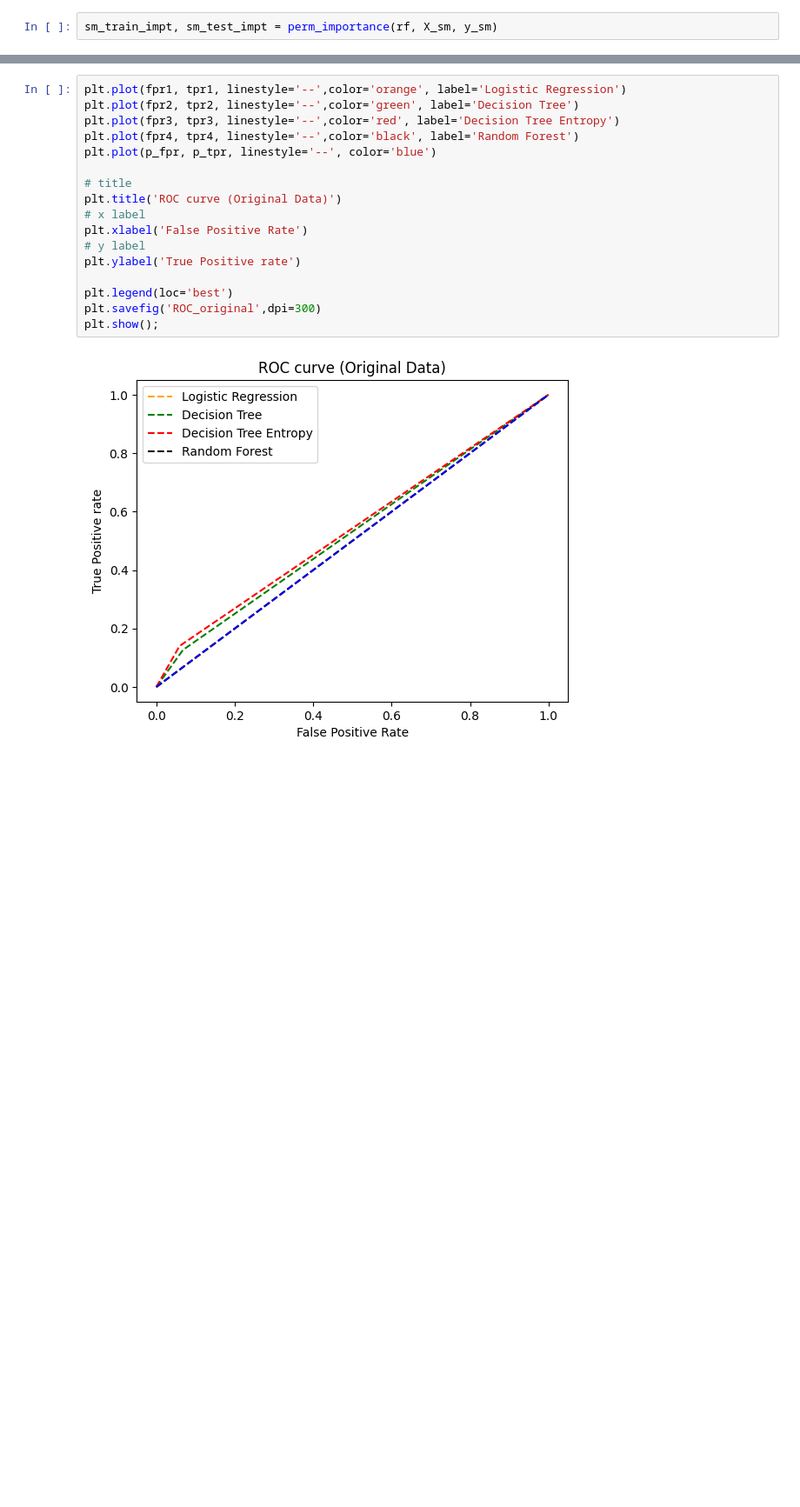
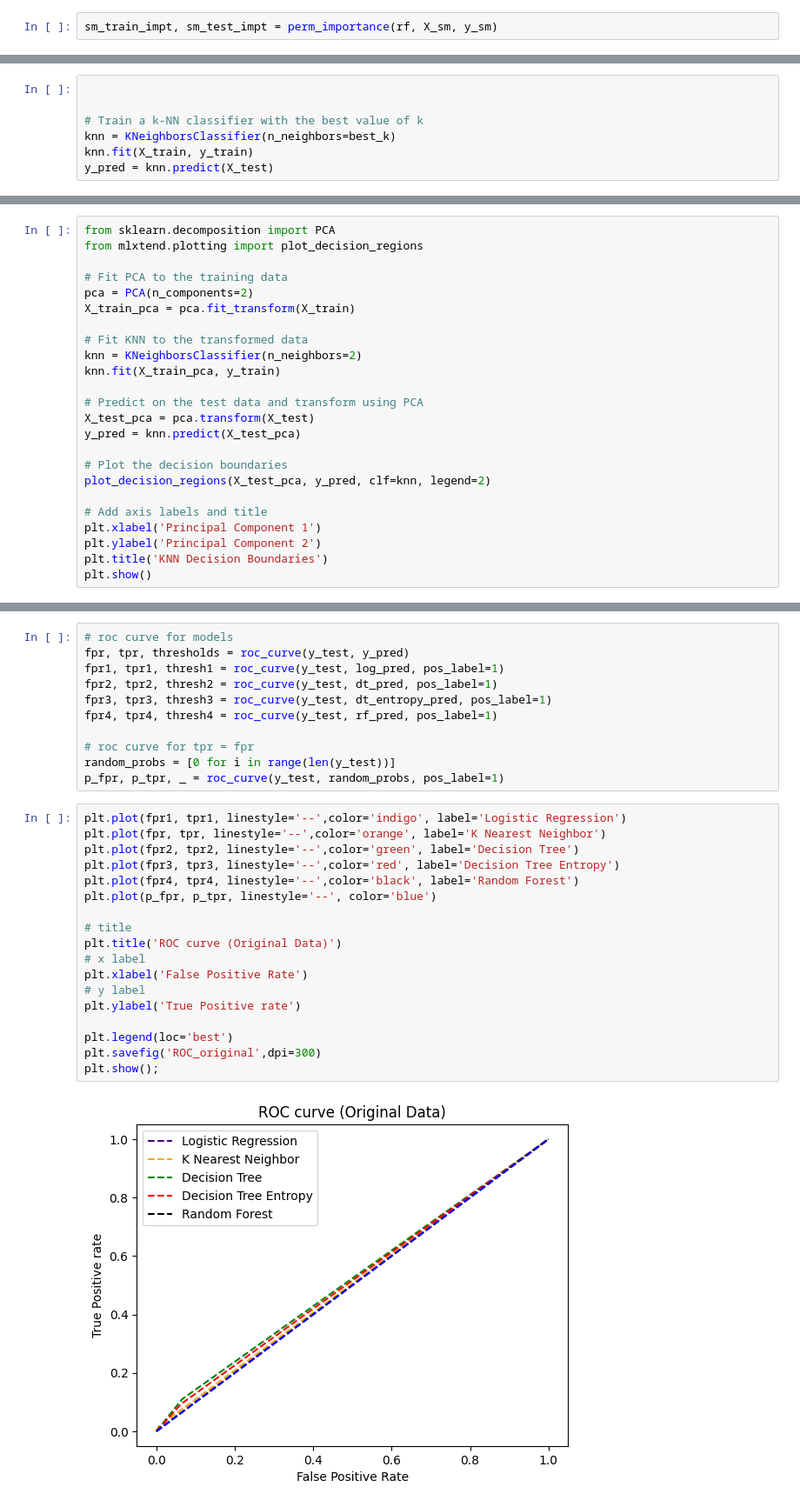
Before and after one commit to ocaoimh/hrc-mid-bootcamp-project, a Jupyter notebook: python/model.ipynb, the cells around one changed output, grey strips where cells are left out. Shown at 87% size. Saved outputs shown, nothing was run; the diff lists cells and outputs as text; blank space fills up the shorter version.

Commit message:
messy model

```diff
--- a/python/model.ipynb
+++ b/python/model.ipynb
@@ -831,0 +1367,7 @@ p_fpr, p_tpr, _ = roc_curve(y_test, random_probs, pos_label=1)
+# %%
+
+
+# Train a k-NN classifier with the best value of k
+knn = KNeighborsClassifier(n_neighbors=best_k)
+knn.fit(X_train, y_train)
+y_pred = knn.predict(X_test)
@@ -831,0 +1520,24 @@ p_fpr, p_tpr, _ = roc_curve(y_test, random_probs, pos_label=1)
+# %%
+from sklearn.decomposition import PCA
+from mlxtend.plotting import plot_decision_regions
+
+# Fit PCA to the training data
+pca = PCA(n_components=2)
+X_train_pca = pca.fit_transform(X_train)
+
+# Fit KNN to the transformed data
+knn = KNeighborsClassifier(n_neighbors=2)
+knn.fit(X_train_pca, y_train)
+
+# Predict on the test data and transform using PCA
+X_test_pca = pca.transform(X_test)
+y_pred = knn.predict(X_test_pca)
+
+# Plot the decision boundaries
+plot_decision_regions(X_test_pca, y_pred, clf=knn, legend=2)
+
+# Add axis labels and title
+plt.xlabel('Principal Component 1')
+plt.ylabel('Principal Component 2')
+plt.title('KNN Decision Boundaries')
+plt.show()
@@ -832,21 +1560,33 @@ p_fpr, p_tpr, _ = roc_curve(y_test, random_probs, pos_label=1)
+# %%
+# roc curve for models
+fpr, tpr, thresholds = roc_curve(y_test, y_pred)
+fpr1, tpr1, thresh1 = roc_curve(y_test, log_pred, pos_label=1)
+fpr2, tpr2, thresh2 = roc_curve(y_test, dt_pred, pos_label=1)
+fpr3, tpr3, thresh3 = roc_curve(y_test, dt_entropy_pred, pos_label=1)
+fpr4, tpr4, thresh4 = roc_curve(y_test, rf_pred, pos_label=1)
+
+# roc curve for tpr = fpr
+random_probs = [0 for i in range(len(y_test))]
+p_fpr, p_tpr, _ = roc_curve(y_test, random_probs, pos_label=1)
 # %%
-plt.plot(fpr1, tpr1, linestyle='--',color='orange', label='Logistic Regression')
+plt.plot(fpr1, tpr1, linestyle='--',color='indigo', label='Logistic Regression')
+plt.plot(fpr, tpr, linestyle='--',color='orange', label='K Nearest Neighbor')
 plt.plot(fpr2, tpr2, linestyle='--',color='green', label='Decision Tree')
 plt.plot(fpr3, tpr3, linestyle='--',color='red', label='Decision Tree Entropy')
 plt.plot(fpr4, tpr4, linestyle='--',color='black', label='Random Forest')
 plt.plot(p_fpr, p_tpr, linestyle='--', color='blue')
 
 # title
 plt.title('ROC curve (Original Data)')
 # x label
 plt.xlabel('False Positive Rate')
 # y label
 plt.ylabel('True Positive rate')
 
 plt.legend(loc='best')
 plt.savefig('ROC_original',dpi=300)
 plt.show();
 # %% [output]
-[figure, old version]
+[figure, new version]
 # %%
 # roc curve for models
```
Also changed, not shown: parts of 111 cells of this notebook.
